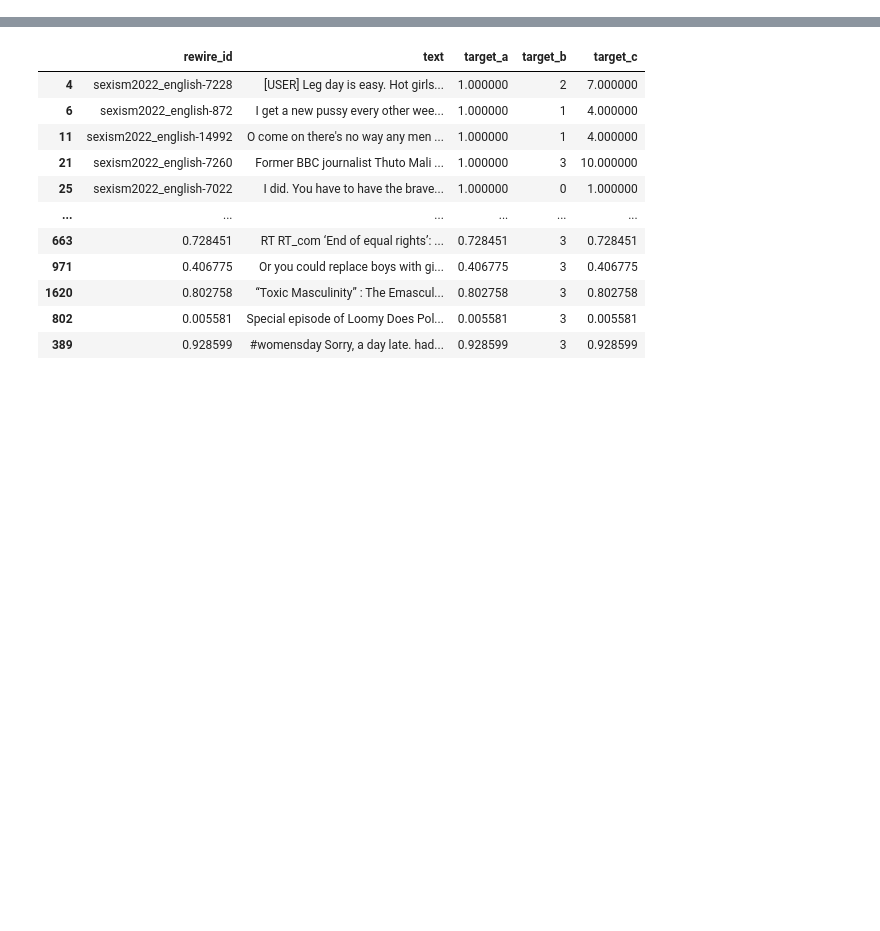
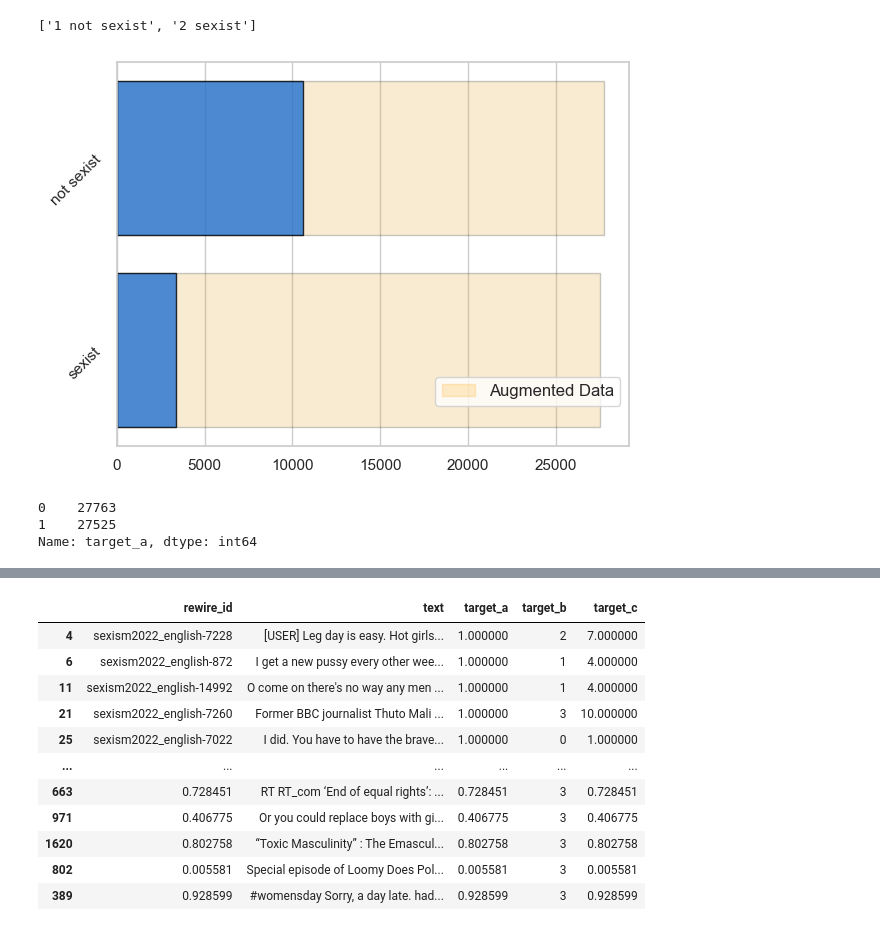
Before and after one commit to AxelBogos/SemEval-Edos, a Jupyter notebook: notebooks/5_ab_final-report-plots-data-aug.ipynb, the cells around one changed output, grey strips where cells are left out. Drawn from its saved outputs; the diff is of its cells as text; code cells hidden in the pictures; blank space fills up the shorter version.

```diff
--- a/notebooks/5_ab_final-report-plots-data-aug.ipynb
+++ b/notebooks/5_ab_final-report-plots-data-aug.ipynb
@@ -113,3 +119,42 @@ plt.subplots_adjust(left=0.1, right=0.9, bottom=0.1, top=0.9)
+# %%
+labels
+# %% [output]
+['1 not sexist', '2 sexist']
+# %%
+# plt.xlabel("Counts", size=14)
+# plt.ylabel("Target Label", size=14)
+# plt.title("Task A - Class Proportion", size=18)
+
+# Count the number of occurrences of each class label
+counts = train_task_a['target_a'].value_counts()
+counts1 = aug_task_a_sexist['target_a'].value_counts()
+
+# Create a horizontal bar plot using Seaborn
+palette = sns.color_palette("muted")
+
+ax = sns.barplot(x=counts1.values, y=counts1.index, order=counts1.index, color='orange', orient='h',
+            edgecolor="black", alpha=0.2)
+
+cerulean_blue = (0.02, 0.43, 0.93)
+ax = sns.barplot(x=counts.values, y=counts.index, color=cerulean_blue, orient='h',
+            edgecolor="black", alpha=0.8)
+
+
+# Set y-axis tick labels
+ax.set_yticklabels(['not sexist', 'sexist'])
+plt.yticks(rotation=45)
+# labels = ['1 not sexist', '2 sexist']
+# labels_axis = ['1', '2']
+# plt.yticks([0, 1], labels_axis)
+
+proxy_artists = [mpatches.Patch(color='orange', label='Augmented Data', alpha=0.2)]
+# # Create the legend
+plt.legend(handles=proxy_artists, loc='upper right', fontsize=12, bbox_to_anchor=(1, 0.2))
+plt.subplots_adjust(left=0.1, right=0.9, bottom=0.1, top=0.9)
+# # aug_task_a.to_csv(Path(AUGMENTED_DATA_DIR, f"augmented_task_a.csv"), index=False)
+# plt.savefig('TaskA-ClassProportion-FINALE.png', dpi=500)
+# %% [output]
+[figure, added]
 # %%
 GAB_task_a_sexist = GAB_task_a.loc[GAB_task_a['target_a'] == 1]
 orig_len_GAB_sexist = len(GAB_task_a_sexist)
@@ -119 +167,7 @@ aug_task_file = pd.concat([train_task_a,
                         ])
+# %%
+aug_task_file['target_a'].value_counts()
+# %% [output]
+0    27763
+1    27525
+Name: target_a, dtype: int64
```
Also changed, not shown: parts of 13 cells of this notebook, 3 other files.
